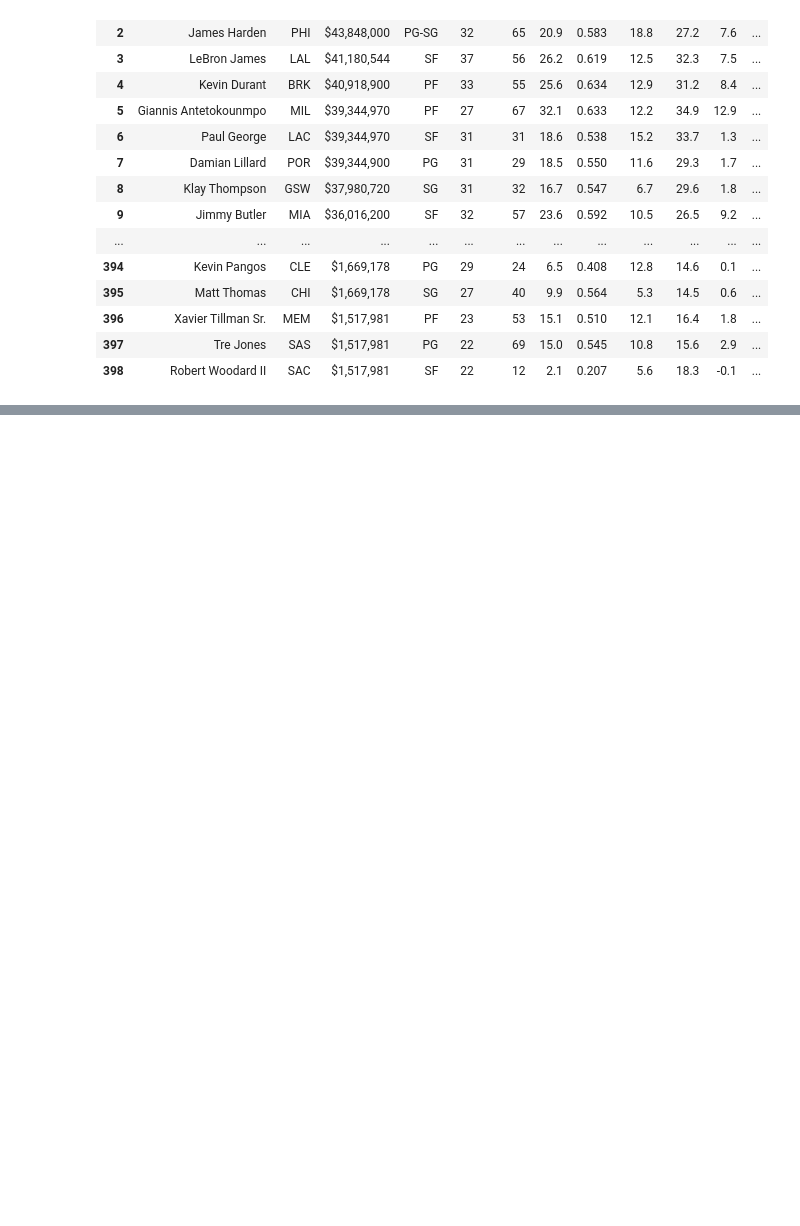
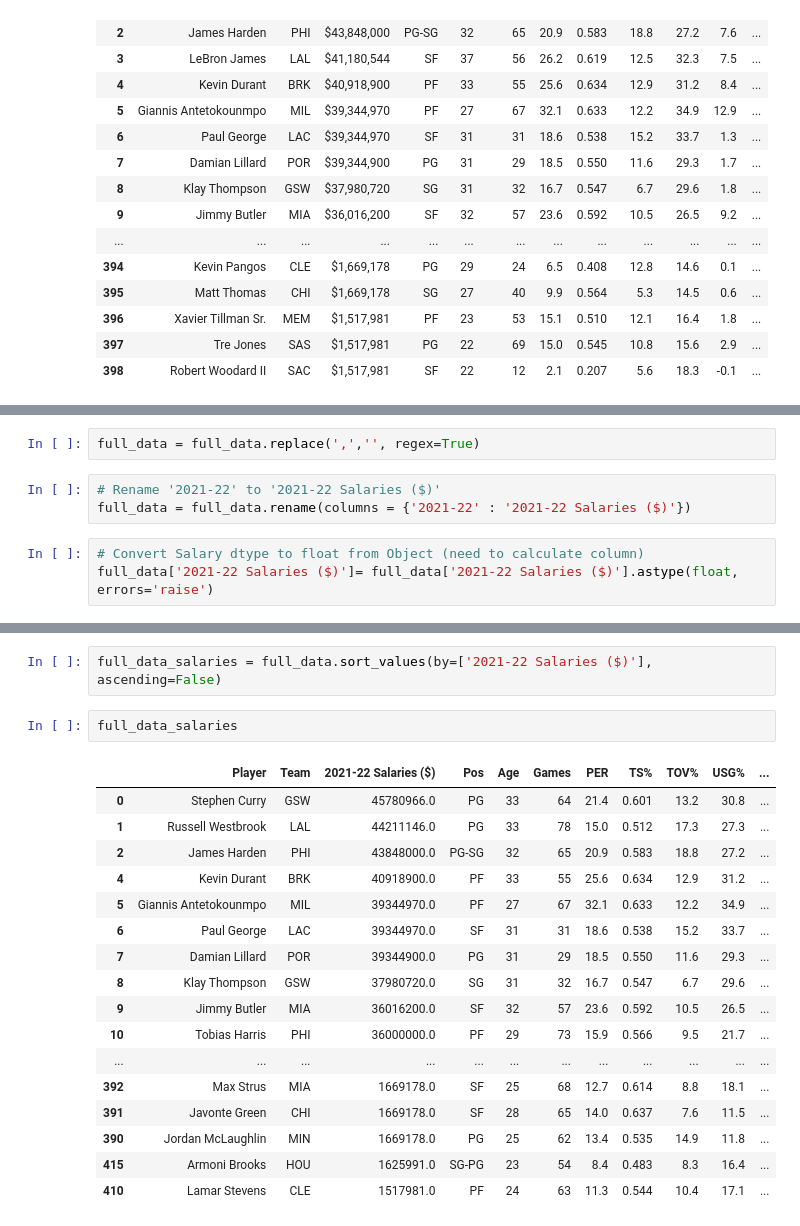
Before and after one commit to AllenChung6/Passion-Project-A-look-at-the-NBA, a Jupyter notebook: NBA_Project.ipynb, the cells around one changed output, grey strips where cells are left out. Cells and saved outputs as stored; diff of their text form; blank space fills up the shorter version.

Commit message:
did a lot of wrangling. Ended on converting salary dtype. money sorted.

```diff
--- a/NBA_Project.ipynb
+++ b/NBA_Project.ipynb
@@ -199,0 +229,8 @@ full_data
+# %%
+full_data = full_data.replace(',','', regex=True)
+# %%
+# Rename '2021-22' to '2021-22 Salaries ($)'
+full_data = full_data.rename(columns = {'2021-22' : '2021-22 Salaries ($)'})
+# %%
+# Convert Salary dtype to float from Object (need to calculate column)
+full_data['2021-22 Salaries ($)']= full_data['2021-22 Salaries ($)'].astype(float, errors='raise')
@@ -199,0 +269,22 @@ full_data
+# %%
+full_data_salaries = full_data.sort_values(by=['2021-22 Salaries ($)'], ascending=False)
+# %%
+full_data_salaries
+# %% [output]
+|  | Player | Team | 2021-22 Salaries ($) | Pos | Age | Games | PER | TS% | TOV% | USG% | ... |
+| 0 | Stephen Curry | GSW | 45780966.0 | PG | 33 | 64 | 21.4 | 0.601 | 13.2 | 30.8 | ... |
+| 1 | Russell Westbrook | LAL | 44211146.0 | PG | 33 | 78 | 15.0 | 0.512 | 17.3 | 27.3 | ... |
+| 2 | James Harden | PHI | 43848000.0 | PG-SG | 32 | 65 | 20.9 | 0.583 | 18.8 | 27.2 | ... |
+| 4 | Kevin Durant | BRK | 40918900.0 | PF | 33 | 55 | 25.6 | 0.634 | 12.9 | 31.2 | ... |
+| 5 | Giannis Antetokounmpo | MIL | 39344970.0 | PF | 27 | 67 | 32.1 | 0.633 | 12.2 | 34.9 | ... |
+| 6 | Paul George | LAC | 39344970.0 | SF | 31 | 31 | 18.6 | 0.538 | 15.2 | 33.7 | ... |
+| 7 | Damian Lillard | POR | 39344900.0 | PG | 31 | 29 | 18.5 | 0.550 | 11.6 | 29.3 | ... |
+| 8 | Klay Thompson | GSW | 37980720.0 | SG | 31 | 32 | 16.7 | 0.547 | 6.7 | 29.6 | ... |
+| 9 | Jimmy Butler | MIA | 36016200.0 | SF | 32 | 57 | 23.6 | 0.592 | 10.5 | 26.5 | ... |
+| 10 | Tobias Harris | PHI | 36000000.0 | PF | 29 | 73 | 15.9 | 0.566 | 9.5 | 21.7 | ... |
+| ... | ... | ... | ... | ... | ... | ... | ... | ... | ... | ... | ... |
+| 392 | Max Strus | MIA | 1669178.0 | SF | 25 | 68 | 12.7 | 0.614 | 8.8 | 18.1 | ... |
+| 391 | Javonte Green | CHI | 1669178.0 | SF | 28 | 65 | 14.0 | 0.637 | 7.6 | 11.5 | ... |
+| 390 | Jordan McLaughlin | MIN | 1669178.0 | PG | 25 | 62 | 13.4 | 0.535 | 14.9 | 11.8 | ... |
+| 415 | Armoni Brooks | HOU | 1625991.0 | SG-PG | 23 | 54 | 8.4 | 0.483 | 8.3 | 16.4 | ... |
+| 410 | Lamar Stevens | CLE | 1517981.0 | PF | 24 | 63 | 11.3 | 0.544 | 10.4 | 17.1 | ... |
```
Also changed, not shown: parts of 8 cells of this notebook.
